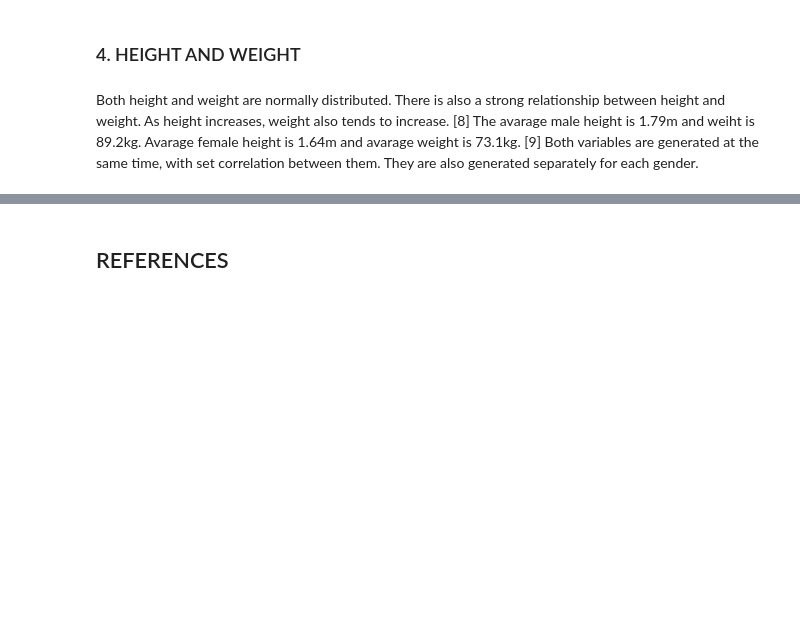
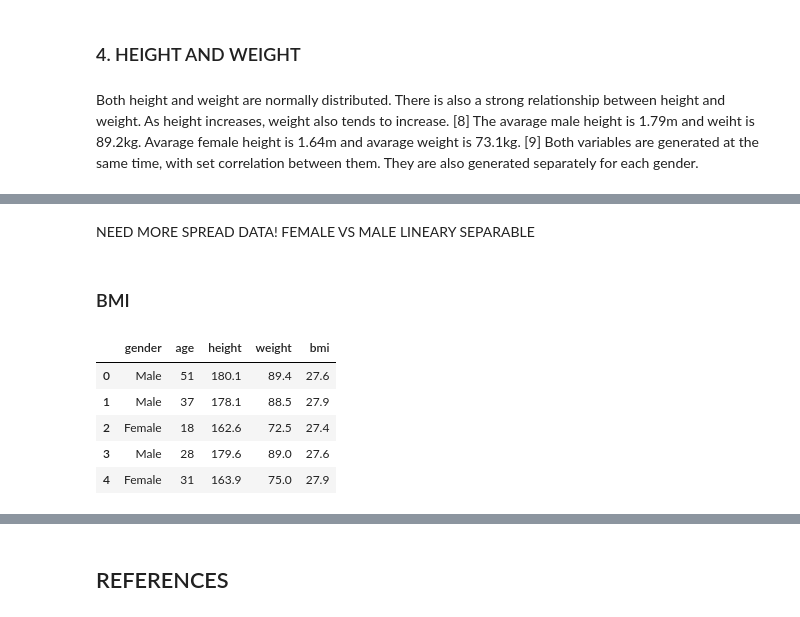
Before and after one commit to AnteDujic/Programming-for-Data-Analysis_project, a Jupyter notebook: bmi_ireland.ipynb, the cells around one changed output, grey strips where cells are left out. Drawn from its saved outputs; the diff is of its cells as text; code cells hidden in the pictures; blank space fills up the shorter version.

```diff
--- a/bmi_ireland.ipynb
+++ b/bmi_ireland.ipynb
@@ -156,0 +157,14 @@ plt.show()
+# %% [markdown]
+NEED MORE SPREAD DATA! FEMALE VS MALE LINEARY SEPARABLE
+# %% [markdown]
+### BMI
+# %%
+df["bmi"] = (df["weight"] / ((df["height"])/100)**2).round(1)
+df.head()
+# %% [output]
+|  | gender | age | height | weight | bmi |
+| 0 | Male | 51 | 180.1 | 89.4 | 27.6 |
+| 1 | Male | 37 | 178.1 | 88.5 | 27.9 |
+| 2 | Female | 18 | 162.6 | 72.5 | 27.4 |
+| 3 | Male | 28 | 179.6 | 89.0 | 27.6 |
+| 4 | Female | 31 | 163.9 | 75.0 | 27.9 |
```
Also changed, not shown: parts of 9 cells of this notebook, 1 other file.
